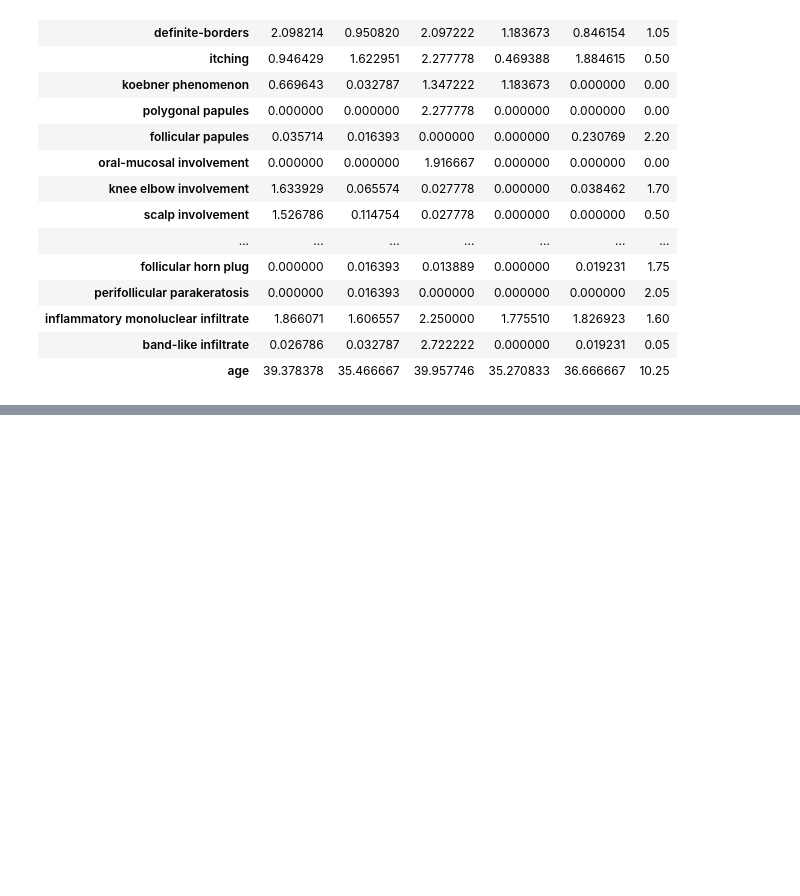
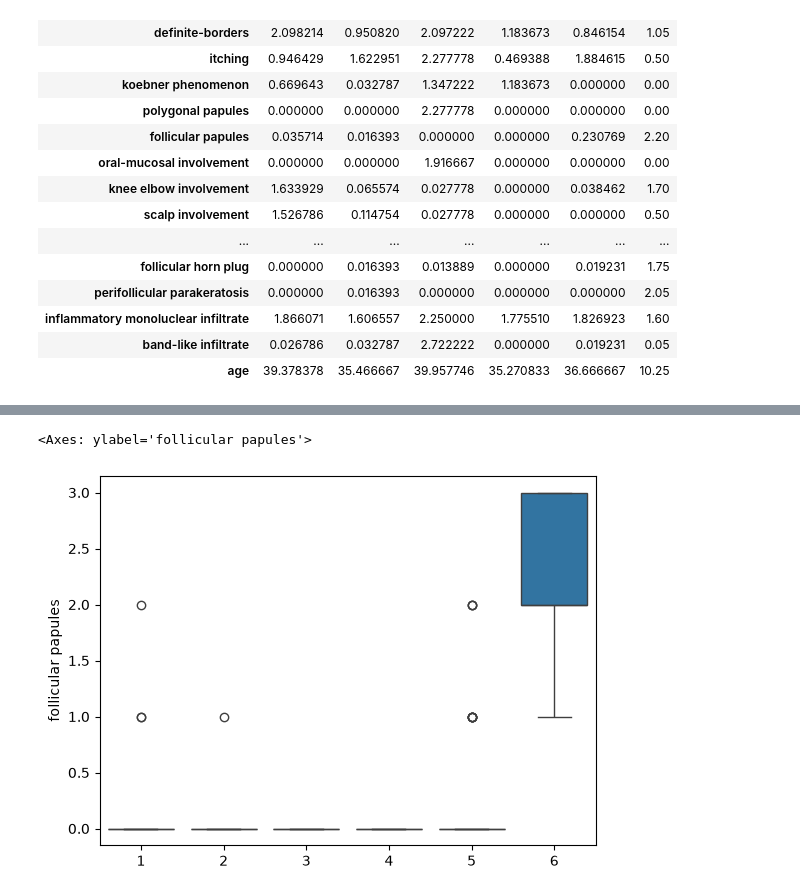
Before and after one commit to itsjohntle/dermaclf, a Jupyter notebook: notebooks/01_eda.ipynb, the cells around one changed output, grey strips where cells are left out. Drawn from its saved outputs; the diff is of its cells as text; code cells hidden in the pictures; blank space fills up the shorter version.

```diff
--- a/notebooks/01_eda.ipynb
+++ b/notebooks/01_eda.ipynb
@@ -261,0 +265,5 @@ NameError: name 'sns' is not defined
+# %%
+sns.boxplot(x=y['class'].values.ravel(), y=X['follicular papules'])
+# %% [output]
+<Axes: ylabel='follicular papules'>
+[figure, added]
```
Also changed, not shown: parts of 14 cells of this notebook.
